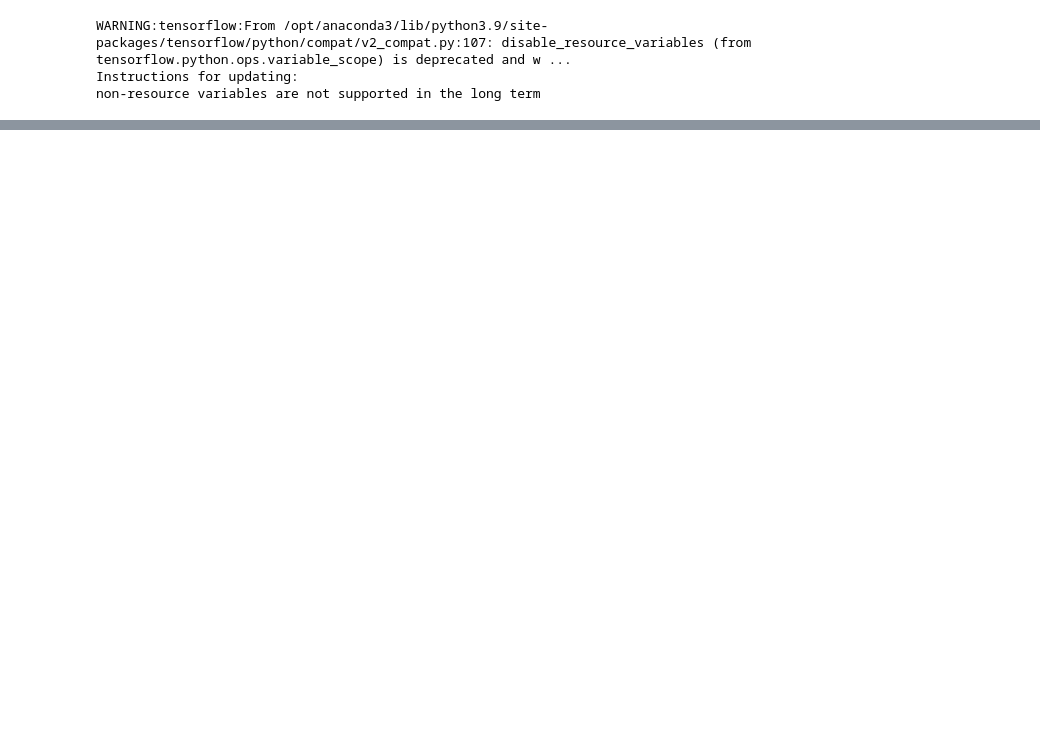
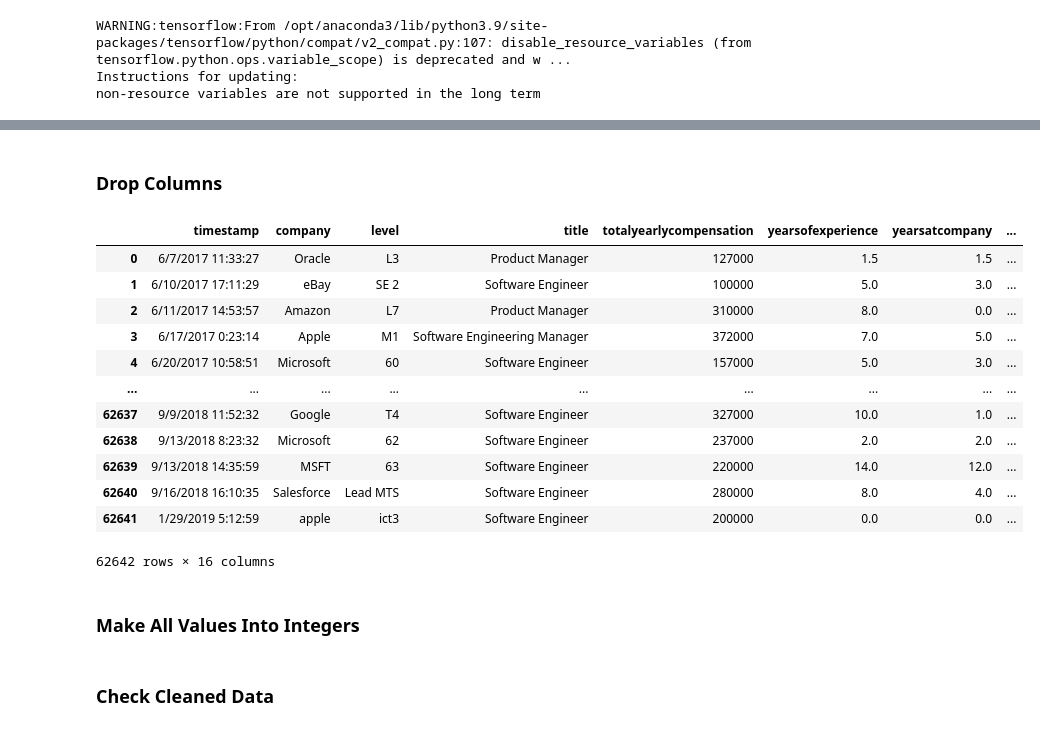
Before and after one commit to hryoma/cis523-final-project, a Jupyter notebook: df-sgd-salaries.ipynb, the cells around one changed output, grey strips where cells are left out. Cells and saved outputs as stored; diff of their text form; code cells hidden in the pictures; blank space fills up the shorter version.

```diff
--- a/df-sgd-salaries.ipynb
+++ b/df-sgd-salaries.ipynb
@@ -91,0 +86,46 @@ Downloading data from https://storage.googleapis.com/tensorflow/tf-keras-dataset
+# %% [markdown]
+### Drop Columns
+# %%
+# location information is already encoded as an integer in 'cityid'
+df.drop('location', axis=1, inplace=True)
+
+# make model predict without knowledge of the base salary
+df.drop('basesalary', axis=1, inplace=True)
+
+# 'otherdetails' column requires NLP to interpret
+df.drop('otherdetails', axis=1, inplace=True)
+
+# 'rowNumber' column is unnecessary
+df.drop('rowNumber', axis=1, inplace=True)
+
+# education information is entirely encoded in the 'Education' column already
+df.drop('Masters_Degree', axis=1, inplace=True)
+df.drop('Bachelors_Degree', axis=1, inplace=True)
+df.drop('Doctorate_Degree', axis=1, inplace=True)
+df.drop('Highschool', axis=1, inplace=True)
+df.drop('Some_College', axis=1, inplace=True)
+
+# race information is entirely encoded in the 'Race' column already
+df.drop('Race_Asian', axis=1, inplace=True)
+df.drop('Race_White', axis=1, inplace=True)
+df.drop('Race_Two_Or_More', axis=1, inplace=True)
+df.drop('Race_Black', axis=1, inplace=True)
+df.drop('Race_Hispanic', axis=1, inplace=True)
+
+display(df)
+# %% [output]
+|  | timestamp | company | level | title | totalyearlycompensation | yearsofexperience | yearsatcompany | ... |
+| 0 | 6/7/2017 11:33:27 | Oracle | L3 | Product Manager | 127000 | 1.5 | 1.5 | ... |
+| 1 | 6/10/2017 17:11:29 | eBay | SE 2 | Software Engineer | 100000 | 5.0 | 3.0 | ... |
+| 2 | 6/11/2017 14:53:57 | Amazon | L7 | Product Manager | 310000 | 8.0 | 0.0 | ... |
+| 3 | 6/17/2017 0:23:14 | Apple | M1 | Software Engineering Manager | 372000 | 7.0 | 5.0 | ... |
+| 4 | 6/20/2017 10:58:51 | Microsoft | 60 | Software Engineer | 157000 | 5.0 | 3.0 | ... |
+| ... | ... | ... | ... | ... | ... | ... | ... | ... |
+| 62637 | 9/9/2018 11:52:32 | Google | T4 | Software Engineer | 327000 | 10.0 | 1.0 | ... |
+| 62638 | 9/13/2018 8:23:32 | Microsoft | 62 | Software Engineer | 237000 | 2.0 | 2.0 | ... |
+| 62639 | 9/13/2018 14:35:59 | MSFT | 63 | Software Engineer | 220000 | 14.0 | 12.0 | ... |
+| 62640 | 9/16/2018 16:10:35 | Salesforce | Lead MTS | Software Engineer | 280000 | 8.0 | 4.0 | ... |
+| 62641 | 1/29/2019 5:12:59 | apple | ict3 | Software Engineer | 200000 | 0.0 | 0.0 | ... |
+62642 rows × 16 columns
+# %% [markdown]
+### Make All Values Into Integers
@@ -91,0 +161,2 @@ Downloading data from https://storage.googleapis.com/tensorflow/tf-keras-dataset
+# %% [markdown]
+### Check Cleaned Data
```
Also changed, not shown: parts of 25 cells of this notebook.
